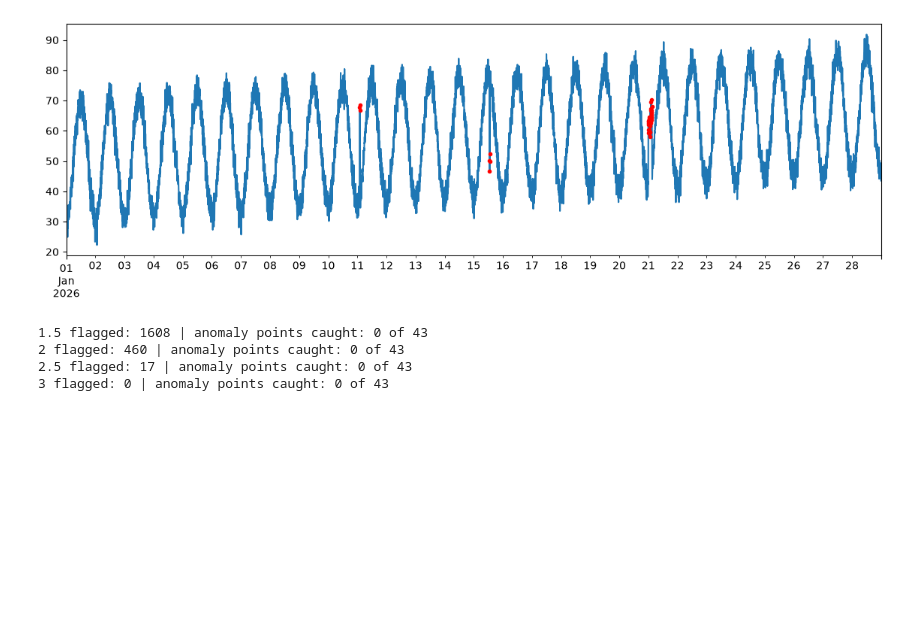
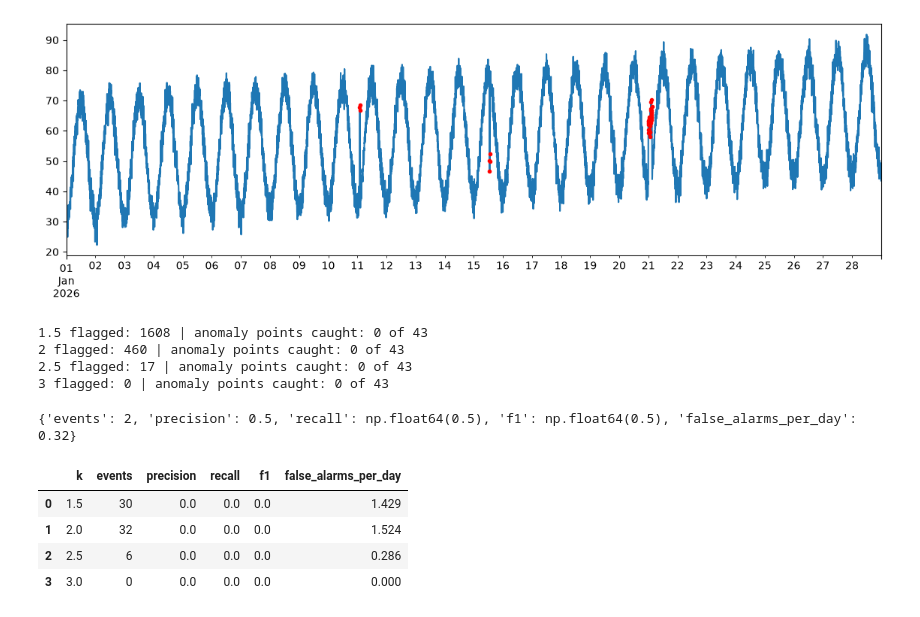
Before and after one commit to Gotaki/anomaly-lab, a Jupyter notebook: src/01_explore.ipynb, the cells around one changed output. Drawn from its saved outputs; the diff is of its cells as text; code cells hidden in the pictures; blank space fills up the shorter version.

Commit message:
Add event-based evaluation and document detector and evaluation code

```diff
--- a/src/01_explore.ipynb
+++ b/src/01_explore.ipynb
@@ -46,3 +46,32 @@ for k in [1.5, 2, 2.5, 3]:
 2 flagged: 460 | anomaly points caught: 0 of 43
 2.5 flagged: 17 | anomaly points caught: 0 of 43
 3 flagged: 0 | anomaly points caught: 0 of 43
+# %%
+import sys; sys.path.append("..")
+import numpy as np
+from src.evaluate import event_metrics
+
+labels = np.zeros(1000, bool)
+labels[200:211] = True
+labels[500:506] = True
+flags = np.zeros(1000, bool)
+flags[203] = True        # hits the first window
+flags[700:703] = True    # false alarm
+flags[50] = True         # inside the training period, must be ignored
+
+print(event_metrics(flags, labels, train_end=100, per_day=288))
+# %% [output]
+{'events': 2, 'precision': 0.5, 'recall': np.float64(0.5), 'f1': np.float64(0.5), 'false_alarms_per_day': 0.32}
+# %%
+import pandas as pd
+rows = []
+for k in [1.5, 2, 2.5, 3]:
+    m = event_metrics(scores > k, labels, train_end, per_day=288)
+    rows.append({"k": k, **m})
+pd.DataFrame(rows).round(3)
+# %% [output]
+|  | k | events | precision | recall | f1 | false_alarms_per_day |
+| 0 | 1.5 | 30 | 0.0 | 0.0 | 0.0 | 1.429 |
+| 1 | 2.0 | 32 | 0.0 | 0.0 | 0.0 | 1.524 |
+| 2 | 2.5 | 6 | 0.0 | 0.0 | 0.0 | 0.286 |
+| 3 | 3.0 | 0 | 0.0 | 0.0 | 0.0 | 0.000 |
```
Also changed, not shown: 2 other files.
